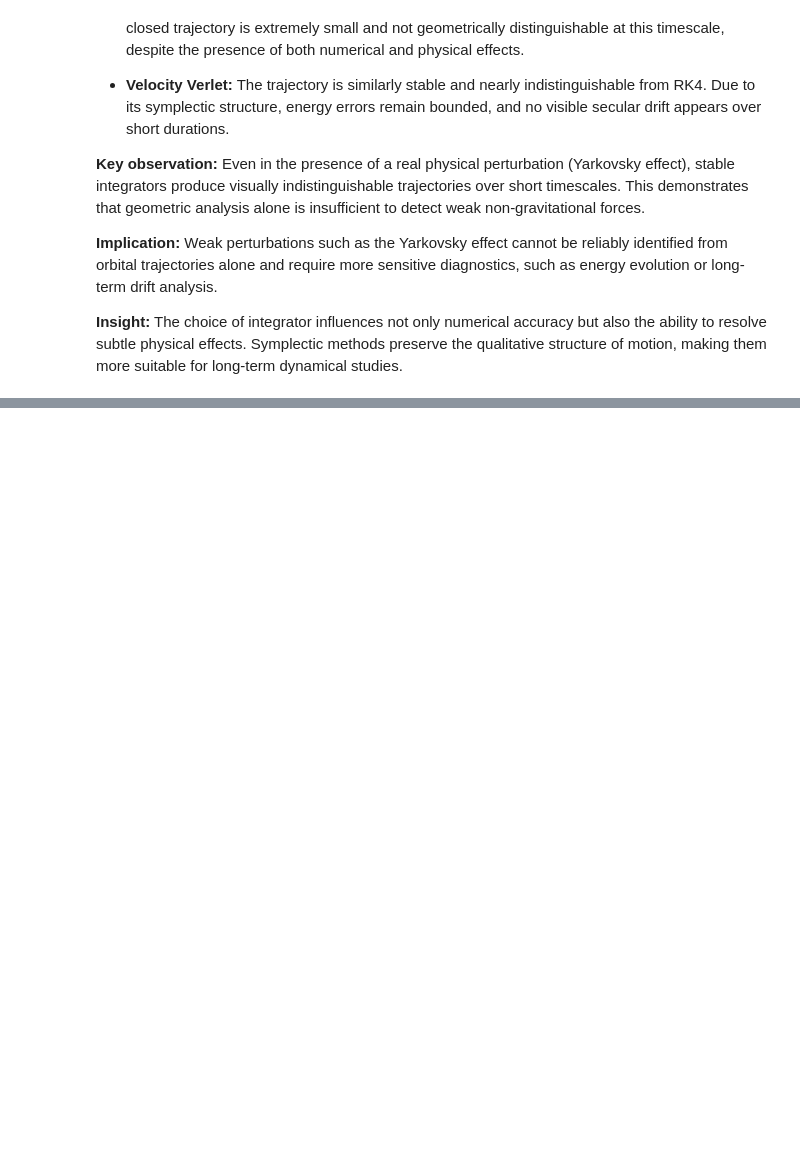
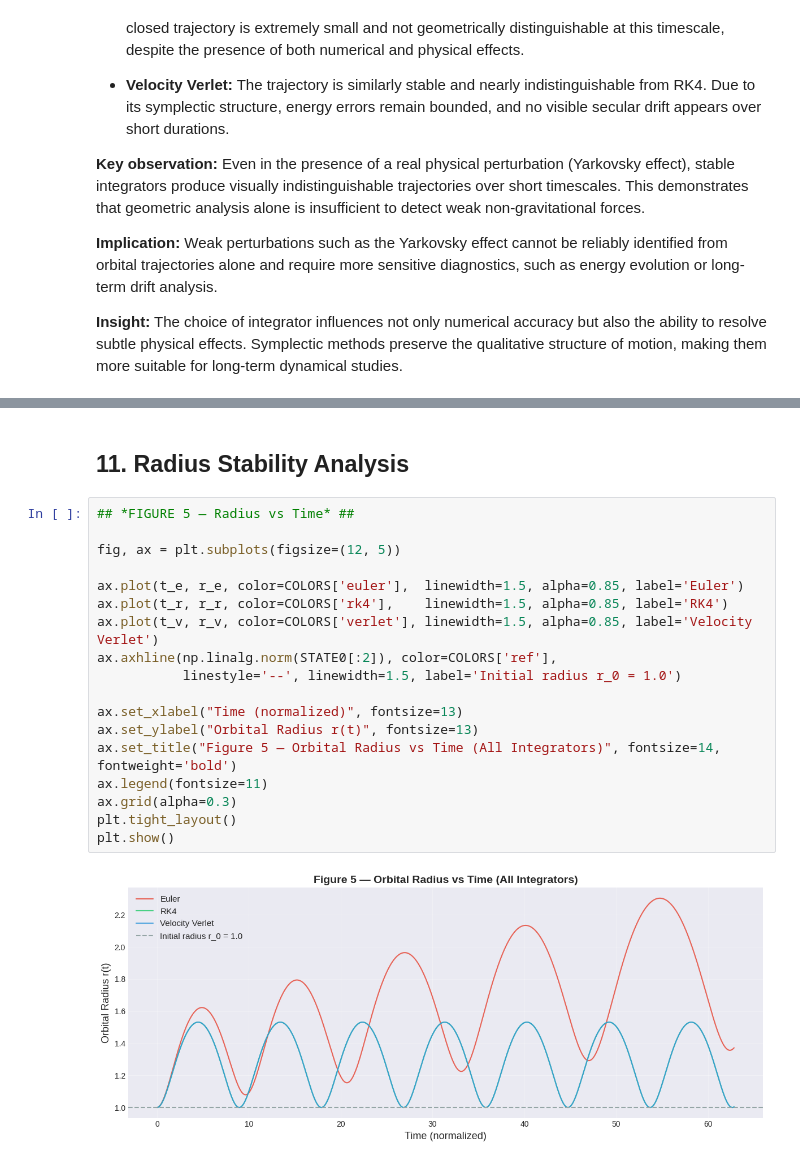
Before and after one commit to swayambel/Yarkovsky-induced-integrator-analysis, a Jupyter notebook: yarkovsky_stability_analysis.ipynb, the cells around one changed output, grey strips where cells are left out. Drawn from its saved outputs; the diff is of its cells as text; blank space fills up the shorter version.

```diff
--- a/yarkovsky_stability_analysis.ipynb
+++ b/yarkovsky_stability_analysis.ipynb
@@ -439,0 +558,22 @@ for (x, y, col, label, ax) in data_labels:
+# %% [markdown]
+## 11. Radius Stability Analysis
+# %%
+## *FIGURE 5 — Radius vs Time* ##
+
+fig, ax = plt.subplots(figsize=(12, 5))
+
+ax.plot(t_e, r_e, color=COLORS['euler'],  linewidth=1.5, alpha=0.85, label='Euler')
+ax.plot(t_r, r_r, color=COLORS['rk4'],    linewidth=1.5, alpha=0.85, label='RK4')
+ax.plot(t_v, r_v, color=COLORS['verlet'], linewidth=1.5, alpha=0.85, label='Velocity Verlet')
+ax.axhline(np.linalg.norm(STATE0[:2]), color=COLORS['ref'],
+           linestyle='--', linewidth=1.5, label='Initial radius r_0 = 1.0')
+
+ax.set_xlabel("Time (normalized)", fontsize=13)
+ax.set_ylabel("Orbital Radius r(t)", fontsize=13)
+ax.set_title("Figure 5 — Orbital Radius vs Time (All Integrators)", fontsize=14, fontweight='bold')
+ax.legend(fontsize=11)
+ax.grid(alpha=0.3)
+plt.tight_layout()
+plt.show()
+# %% [output]
+[figure, added]
```
Also changed, not shown: parts of 21 cells of this notebook.
